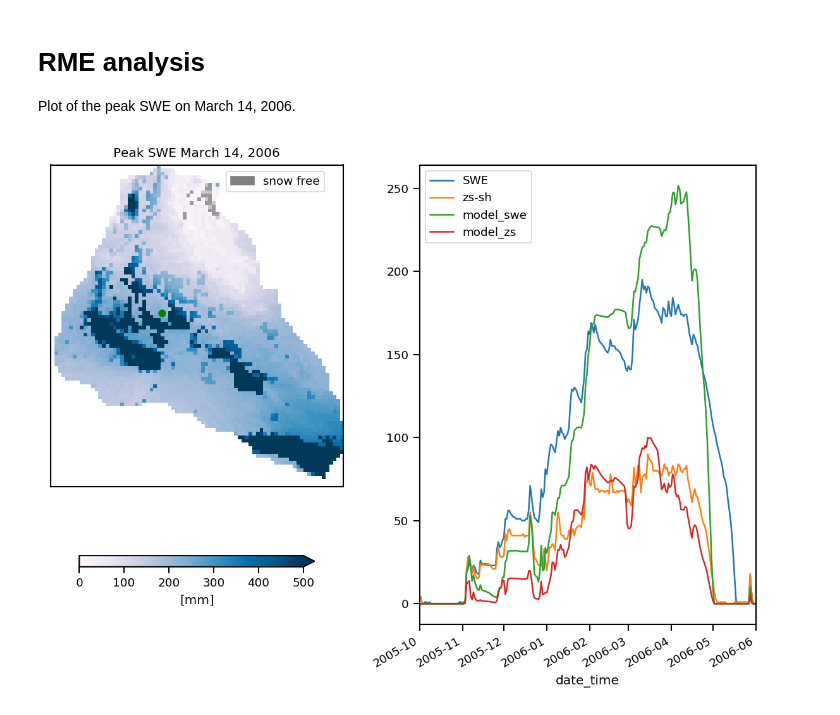
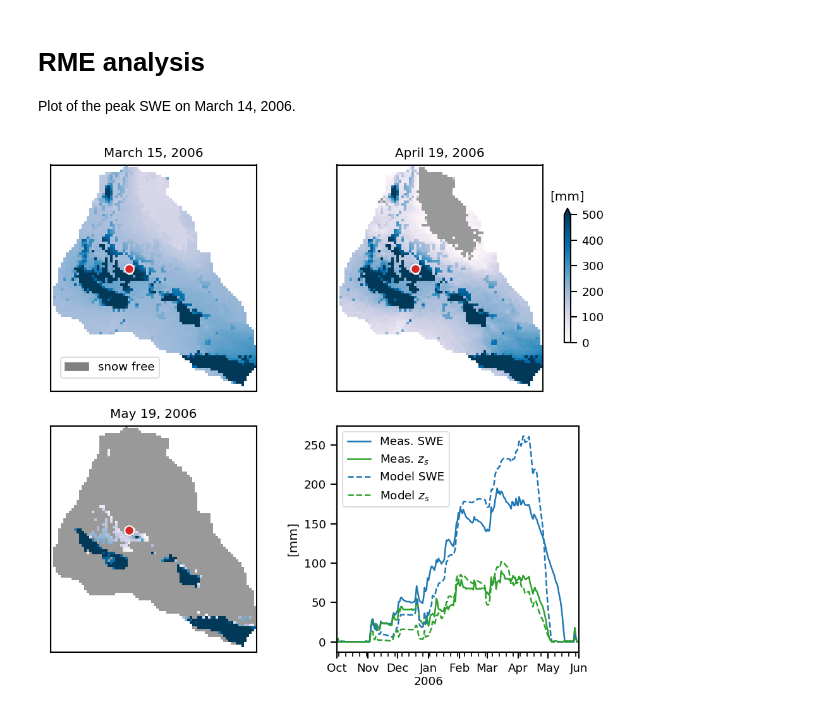
Before and after one commit to USDA-ARS-NWRC/awsm_test_cases, a Jupyter notebook: rme/rme_notebook.ipynb, the cells around one changed output. Drawn from its saved outputs; the diff is of its cells as text; code cells hidden in the pictures.

Commit message:
rme config finialized and notebook updated for creating the figure

```diff
--- a/rme/rme_notebook.ipynb
+++ b/rme/rme_notebook.ipynb
@@ -14,16 +14,23 @@ import pandas as pd
 sns.set_context('paper')
 # %%
 # Read in the model results
-nc = h5py.File('../output/rme/devel/wy2006/rme_longterm_2006/runs/run0000_8759/snow.nc', 'r')
-# swe = nc['specific_mass'][165,:] # March 14, 2006 as an index
-swe = nc['specific_mass'][190,:] # March 14, 2006 as an index
-x = nc['x'][:]
-y = nc['y'][:]
-dates = pd.to_datetime('2005-10-01 00:00:00') + pd.to_timedelta(nc['time'][:], unit='h')
+idx = [165, 200, 230]
+nc = h5py.File('../output/rme/devel/wy2006/rme_longterm_2006/runs/run0000_5832/snow.nc', 'r')
 
 mask_file = h5py.File('topo/topo.nc')
 mask = mask_file['mask'][:]
 mask_file.close()
+
+swe = {}
+for count,i in enumerate(idx):
+    s = nc['specific_mass'][i,:]
+    s[mask == 0] = np.nan # mask RME
+    swe[count] = s
+
+x = nc['x'][:]
+y = nc['y'][:]
+dates = pd.to_datetime('2005-10-01 00:00:00') + pd.to_timedelta(nc['time'][:], unit='h')
+date_time = [dates[i].strftime('%B %d, %Y') for i in idx]
 # %%
 # Read in the pillow site data
 meas_swe = pd.read_csv('station_data/RME_pillow_site.csv', parse_dates=True, index_col='date_time')
@@ -45,45 +55,48 @@ nc.close()
 # %%
-# mask RME
-swe[mask == 0] = np.nan
-
 # create the colormap
 colorsbad = plt.cm.Set1_r(np.linspace(0., 1, 1))
 colors1 = plt.cm.PuBu(np.linspace(0, 1, 128))
 
 colors = np.vstack((colorsbad, colors1))
 cmap = mcolors.LinearSegmentedColormap.from_list('swe_colormap', colors)
 cmap.set_bad('white',1.)
 
 # Plot the figure
-fig, (ax1, ax2) = plt.subplots(figsize=(8, 6), dpi=150, nrows = 1, ncols = 2)
+fig, ax = plt.subplots(figsize=(6, 6), dpi=150, nrows=2, ncols=2)
 
 # RCEW basin SWE image
 vmin = 0
 vmax = 500
-s = ax1.imshow(swe, vmin=vmin, vmax=vmax, cmap=cmap, interpolation='none')
-s.axes.get_xaxis().set_ticks([])
-s.axes.get_yaxis().set_ticks([])
-ax1.set_title('Peak SWE March 14, 2006')
-ax1.plot(ind_x, ind_y, 'go')
+for key,data in swe.items():
+    ix = np.unravel_index(key, ax.shape)
+    s = ax[ix].imshow(data, vmin=vmin, vmax=vmax, cmap=cmap, interpolation='none')
+    s.axes.get_xaxis().set_ticks([])
+    s.axes.get_yaxis().set_ticks([])
+    ax[ix].set_title(date_time[key])
+    ax[ix].plot(ind_x, ind_y, 'o', markersize=7, markerfacecolor='C3',
+             markeredgewidth=1.0, markeredgecolor='w')
+    ax[ix].set_anchor('W')
+
+    if key == 0:
+        p = [patches.Patch(color='grey', label='snow free')]
+        ax[ix].legend(handles=p, bbox_to_anchor=(0.05, 0.15),
+                  loc=2, borderaxespad=0.)
+
+# plot the pillow and the model
+df.plot(ax=ax[1,1], color=['C0', 'C2', 'C0', 'C2'], style=['-', '-', '--', '--'])
+ax[1,1].set_xlim('2005-10-01', '2006-06-01')
+ax[1,1].set_xlabel('')
+ax[1,1].set_ylabel('[mm]')
+ax[1,1].legend(['Meas. SWE', 'Meas. $z_s$', 'Model SWE', 'Model $z_s$'])
+
+plt.tight_layout()
 
 # Add the colorbar
-cbar = fig.colorbar(s, ax=ax1, extend='max', shrink=0.7, orientation='horizontal')
-cbar.set_label('[mm]')
-
-p = [patches.Patch(color='grey', label='snow free')]
-ax1.legend(handles=p, bbox_to_anchor=(0.6, 0.98),
-          loc=2, borderaxespad=0.)
-
-# plot the pillow and the model
-df = pd.concat([meas_swe, val], axis=1)
-df.dropna(how='any', axis=0, inplace=True)
-# df.drop(df[df.index > '2006-06-01'].index, inplace=True)
-df.plot(ax=ax2)
-ax2.set_xlim('2005-10-01', '2006-06-01')
-# ax2.set_ylim(0, 200)
+cax = plt.axes([0.87, 0.5, 0.075, 0.5], visible=False)
+cbar = plt.colorbar(s, ax=cax, extend='max', shrink=0.7, orientation='vertical')
+cbar.ax.set_title('[mm]')
 
 
-plt.tight_layout()
-# plt.savefig('rme_figure.png', dpi=200)
+plt.savefig('rme_figure.png', dpi=200)
 # %% [output]
-[figure, old version]
+[figure, new version]
```
Also changed, not shown: parts of 1 cell of this notebook, 3 other files.
